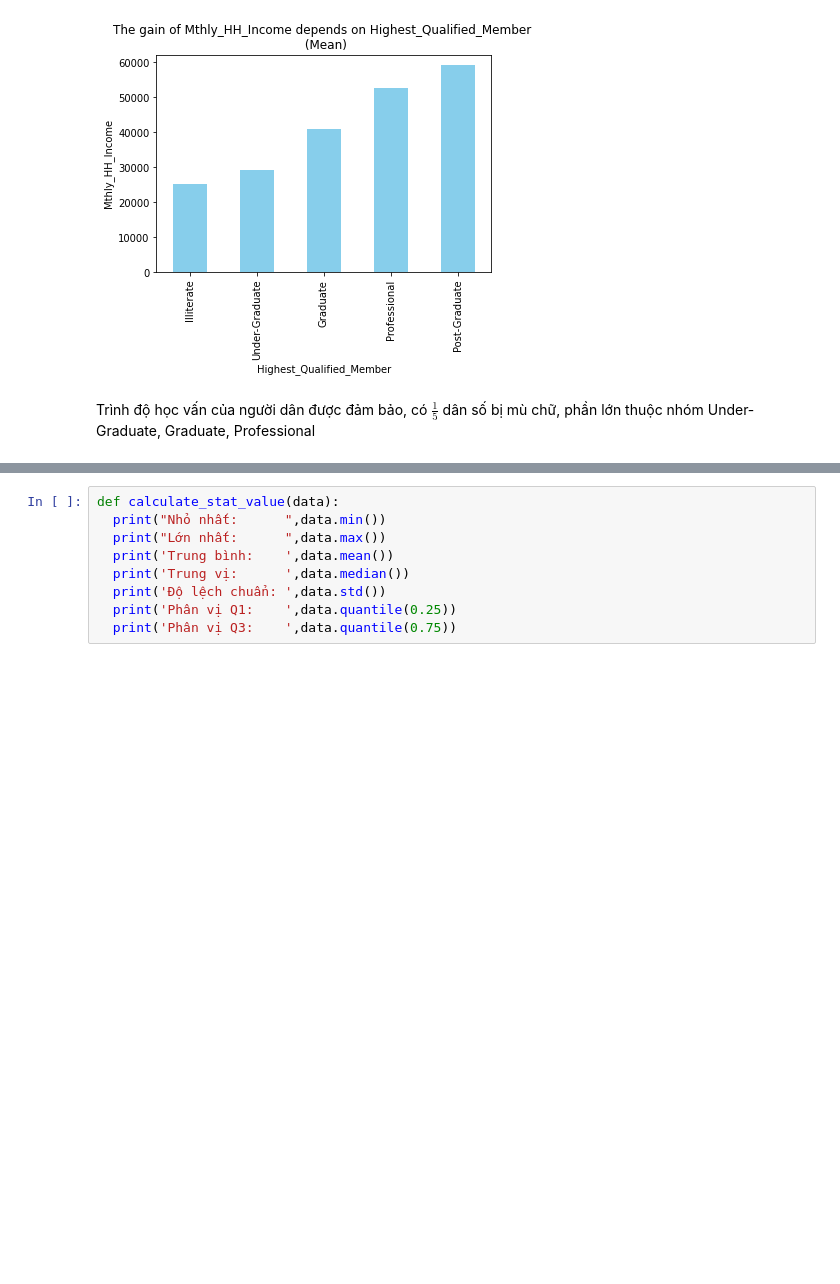
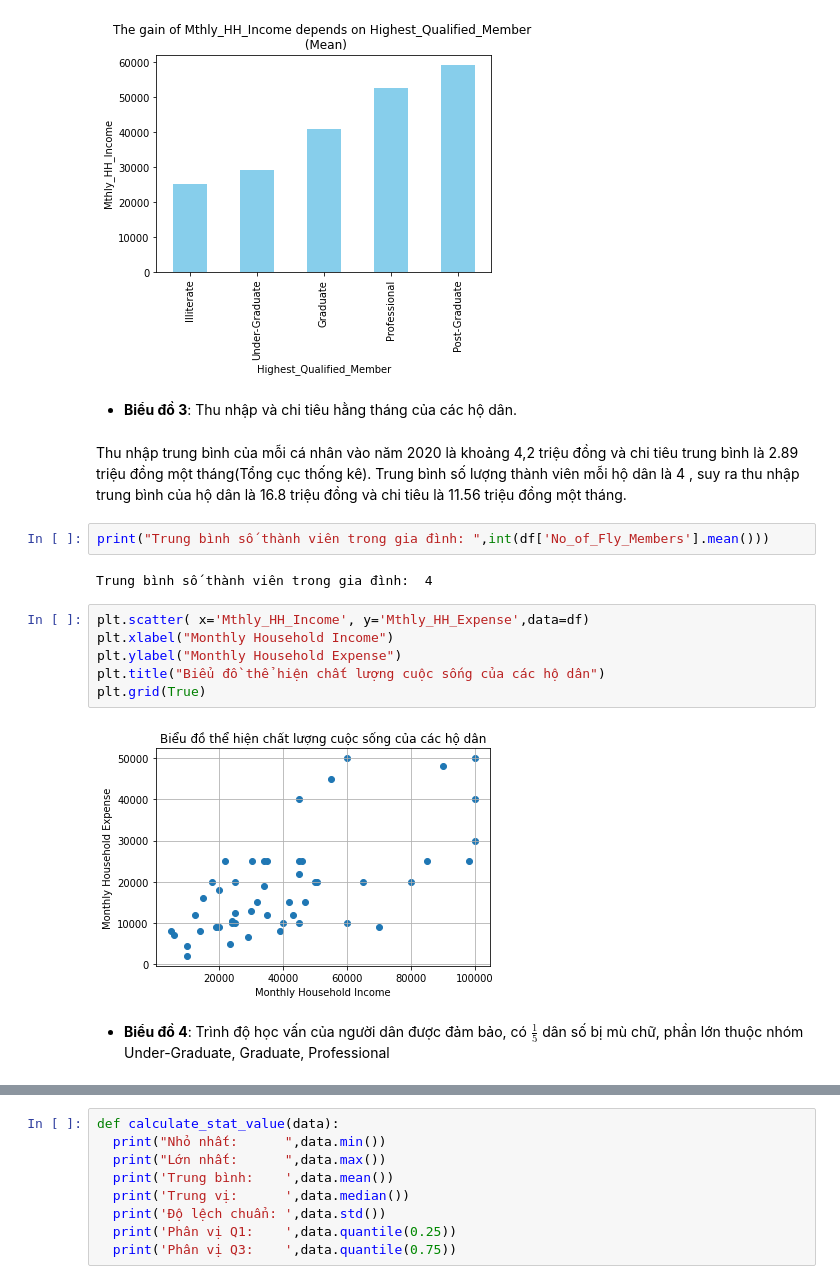
Before and after one commit to NguyenTanTan/B-i-t-p-python, a Jupyter notebook: Đồ_án_phân_tính_thống_kê_mô_tả.ipynb, the cells around one changed output, grey strips where cells are left out. Drawn from its saved outputs; the diff is of its cells as text; blank space fills up the shorter version.

Commit message:
Được tạo bằng Colaboratory

```diff
--- a/Đồ_án_phân_tính_thống_kê_mô_tả.ipynb
+++ b/Đồ_án_phân_tính_thống_kê_mô_tả.ipynb
@@ -148,8 +146,24 @@ Với các nhóm gia đình mà thành viên có trình độ học vấn càng
 drawn_relation(df,'Highest_Qualified_Member','Mthly_HH_Income')
 # %% [output]
 [figure]
+# %% [markdown]
+* **Biểu đồ 3**: Thu nhập và chi tiêu hằng tháng của các hộ dân.
+# %% [markdown]
+Thu nhập trung bình của mỗi cá nhân vào năm 2020 là khoảng 4,2 triệu đồng  và chi tiêu trung bình là 2.89 triệu đồng một tháng(Tổng cục thống kê). Trung bình số lượng thành viên mỗi hộ dân là 4 , suy ra thu nhập trung bình của hộ dân là 16.8 triệu đồng và chi tiêu là 11.56 triệu đồng một tháng.
+# %%
+print("Trung bình số thành viên trong gia đình: ",int(df['No_of_Fly_Members'].mean()))
+# %% [output]
+Trung bình số thành viên trong gia đình:  4
+# %%
+plt.scatter( x='Mthly_HH_Income', y='Mthly_HH_Expense',data=df)
+plt.xlabel("Monthly Household Income")
+plt.ylabel("Monthly Household Expense")
+plt.title("Biểu đồ thể hiện chất lượng cuộc sống của các hộ dân")
+plt.grid(True)
+# %% [output]
+[figure, added]
 # %% [markdown]
-Trình độ học vấn của người dân được đảm bảo, có $\frac{1}{5}$ dân số bị mù chữ, phần lớn thuộc nhóm Under-Graduate, Graduate, Professional
+* **Biểu đồ 4**: Trình độ học vấn của người dân được đảm bảo, có $\frac{1}{5}$ dân số bị mù chữ, phần lớn thuộc nhóm Under-Graduate, Graduate, Professional
 # %%
 drawn_pie(df['Highest_Qualified_Member'],'Structure of education level')
 # %% [output]
```
Also changed, not shown: parts of 11 cells of this notebook.
